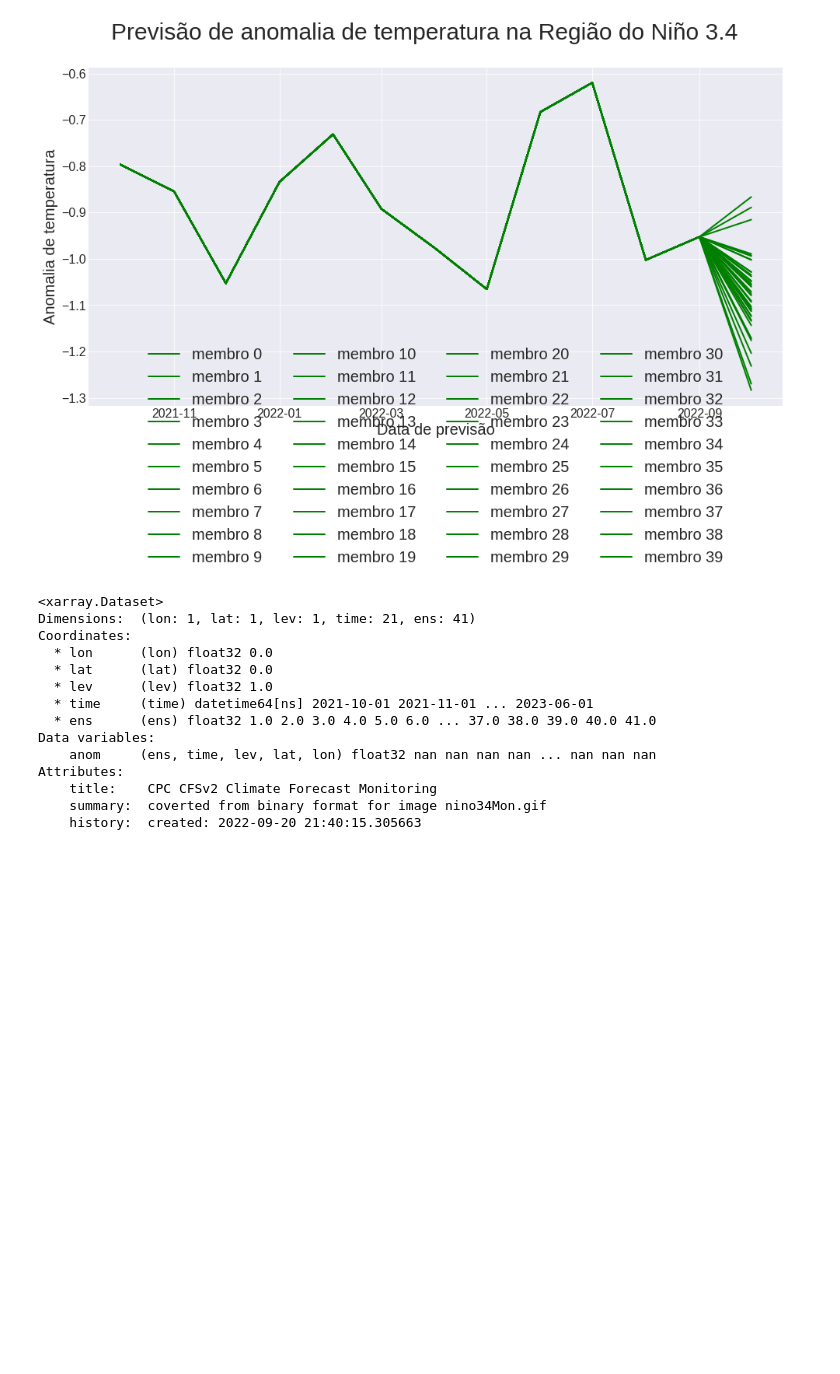
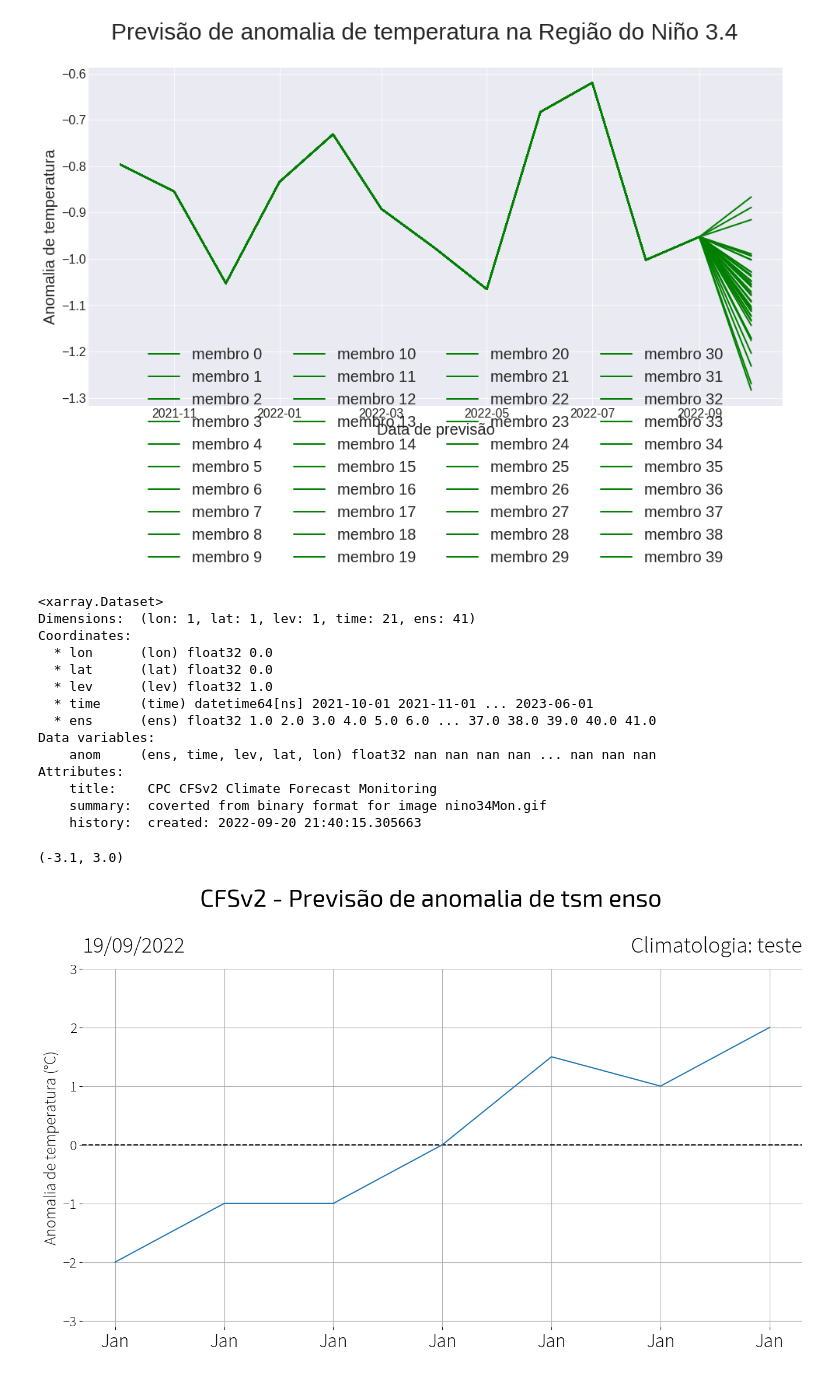
Before and after one commit to Ramonmurilo/cfs_plot_nino, a Jupyter notebook: teste.ipynb, the cells around one changed output. Cells and saved outputs as stored; diff of their text form; code cells hidden in the pictures; blank space fills up the shorter version.

```diff
--- a/teste.ipynb
+++ b/teste.ipynb
@@ -419,0 +426,37 @@ Attributes:
+# %%
+plt.style.use('default')
+# %%
+y = np.array([-2, -1, -1, 0, 1.5, 1, 2])
+x = np.array(['2022-03', '2022-04', '2022-05', '2022-06', '2022-07', '2022-08', '2022-09'])
+# %%
+# Change the style of plot
+#plt.style.use('seaborn-v0_8-whitegrid')
+fonte_titulo = Path('fonts', "Exo2-VariableFont_wght.ttf")
+fonte_outros = Path('fonts', "SourceSansPro-Light.ttf")
+myfont1 = mpl.font_manager.FontProperties(fname=fonte_outros, size=24)
+myFmt = mdates.DateFormatter('%b')
+
+fig, ax = plt.subplots(figsize=(16,8))
+ax.xaxis.set_major_formatter(myFmt)
+
+plt.suptitle(f'CFSv2 - Previsão de anomalia de tsm enso', font=fonte_titulo, fontsize=30, y=1.05)
+plt.title(f'19/09/2022', loc='left', font=fonte_outros, fontsize=28, pad=20)
+plt.title(f'Climatologia: teste', loc='right', font=fonte_outros, fontsize=28, pad=20)
+plt.xticks(font=fonte_outros, fontsize=24)
+plt.yticks(font=fonte_outros, fontsize=18)
+#plt.ylim(-3.1,3)
+plt.axhline(y=0, color='#000000', linestyle='--')
+plt.plot(x, y)
+ax.set_ylabel('Anomalia de temperatura (°C)', fontsize=20, font=fonte_outros)
+plt.grid()
+
+for key, spine in ax.spines.items():
+    spine.set_visible(False)
+#ax.spines['right'].set_visible(False)
+#ax.spines['top'].set_visible(False)
+#ax.spines['left'].set_visible(False)
+plt.ylim(-3.1, 3)
+#plt.legend(by_label.values(), by_label.keys(), prop=myfont1, loc='center', ncols=2, bbox_to_anchor=(0.5, -0.2))
+# %% [output]
+(-3.1, 3.0)
+[figure, added]
```
Also changed, not shown: parts of 1 cell of this notebook, 1 other file.
